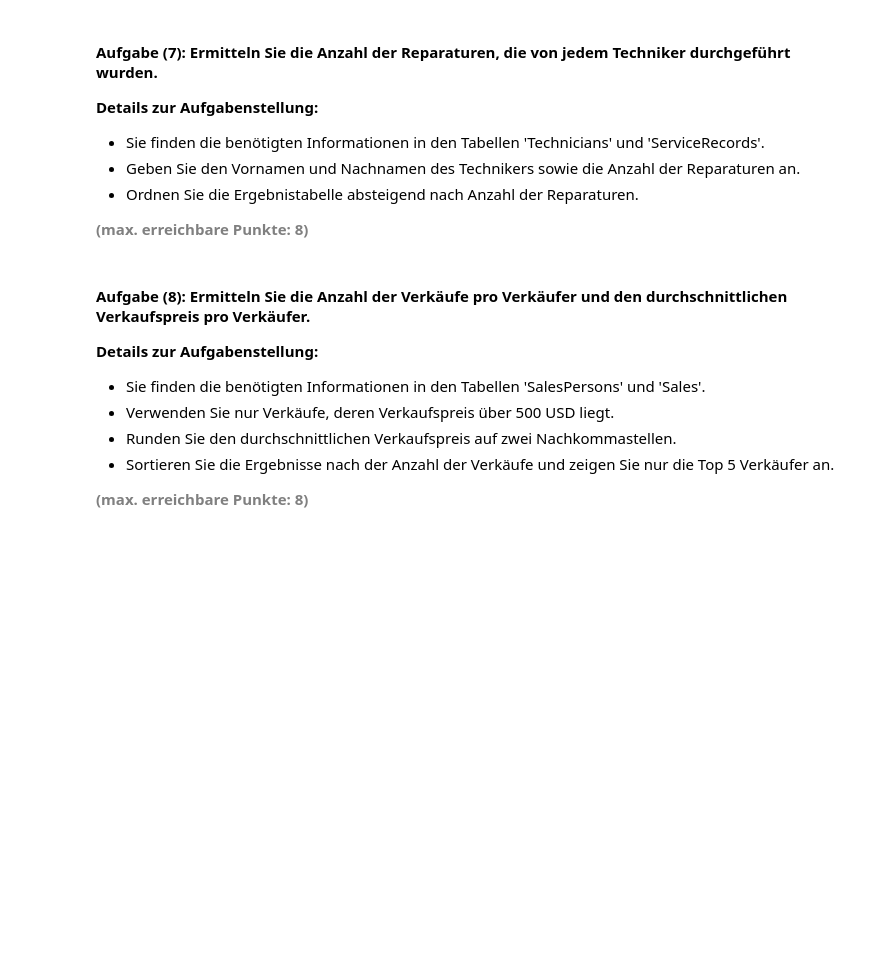
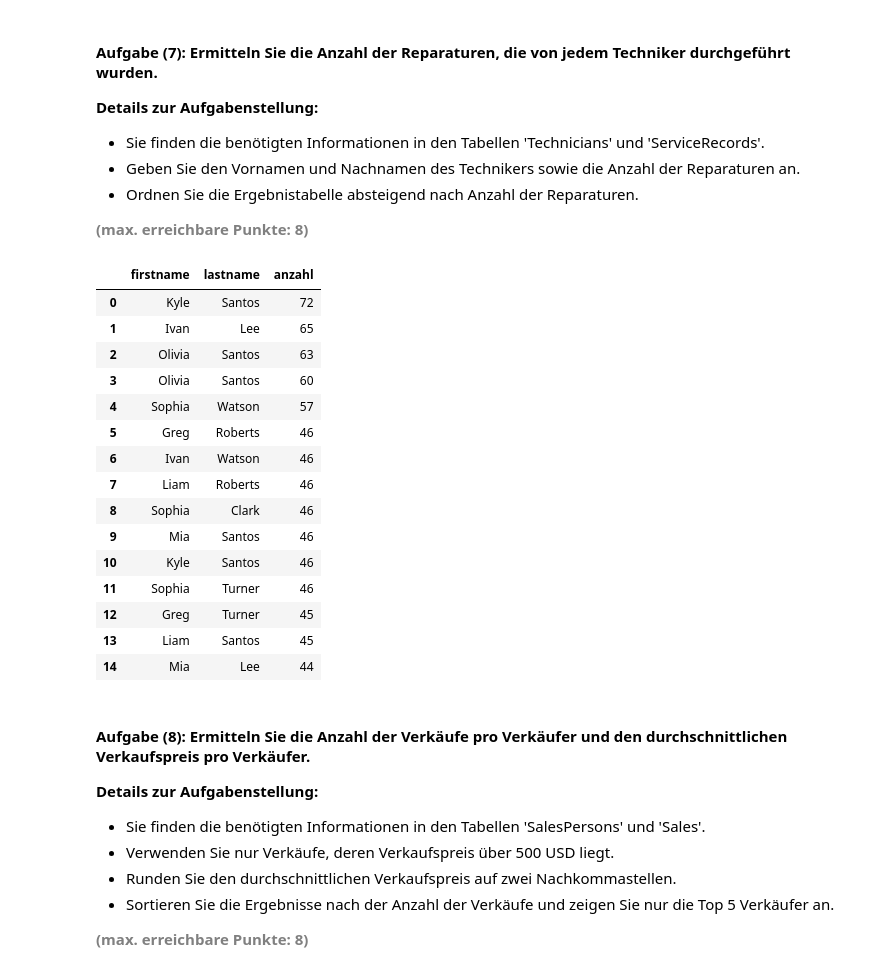
Before and after one commit to aydemmel/python_postgresql_pgadmin, a Jupyter notebook: Test_Exam_Relationale_Daten.ipynb, the cells around one changed output. Cells and saved outputs as stored; diff of their text form; code cells hidden in the pictures; blank space fills up the shorter version.

```diff
--- a/Test_Exam_Relationale_Daten.ipynb
+++ b/Test_Exam_Relationale_Daten.ipynb
@@ -357,15 +422,40 @@ df_aufg3
 <b style="color: gray;">(max. erreichbare Punkte: 8)</b>
 # %%
 # Engine für Datenbankverbindung erstellen
-
+engine = create_engine(db_connection_url)
 
 # Abfrage erstellen und Ergebnis in einem DataFrame speichern
-
+df_aufg7 = pd.read_sql_query('''SELECT T.FirstName,
+                                       T.LastName,
+                                       COUNT (SR.TechnicianID) AS Anzahl
+                             FROM ServiceRecords SR
+                                JOIN Technicians T ON SR.TechnicianID = T.TechnicianID
+                             GROUP BY SR.TechnicianID, T.FirstName, T.LastName
+                             ORDER BY Anzahl DESC;''',
+                             con=engine)
 
 # Datenbankverbindung trennen
-
+engine.dispose()
 
 # Ergebnis anzeigen
+df_aufg7
+# %% [output]
+|  | firstname | lastname | anzahl |
+| 0 | Kyle | Santos | 72 |
+| 1 | Ivan | Lee | 65 |
+| 2 | Olivia | Santos | 63 |
+| 3 | Olivia | Santos | 60 |
+| 4 | Sophia | Watson | 57 |
+| 5 | Greg | Roberts | 46 |
+| 6 | Ivan | Watson | 46 |
+| 7 | Liam | Roberts | 46 |
+| 8 | Sophia | Clark | 46 |
+| 9 | Mia | Santos | 46 |
+| 10 | Kyle | Santos | 46 |
+| 11 | Sophia | Turner | 46 |
+| 12 | Greg | Turner | 45 |
+| 13 | Liam | Santos | 45 |
+| 14 | Mia | Lee | 44 |
 # %% [markdown]
 #### <b>Aufgabe (8): Ermitteln Sie die Anzahl der Verkäufe pro Verkäufer und den durchschnittlichen Verkaufspreis pro Verkäufer.</b>
 <b>Details zur Aufgabenstellung: </b>
```
Also changed, not shown: parts of 5 cells of this notebook.
